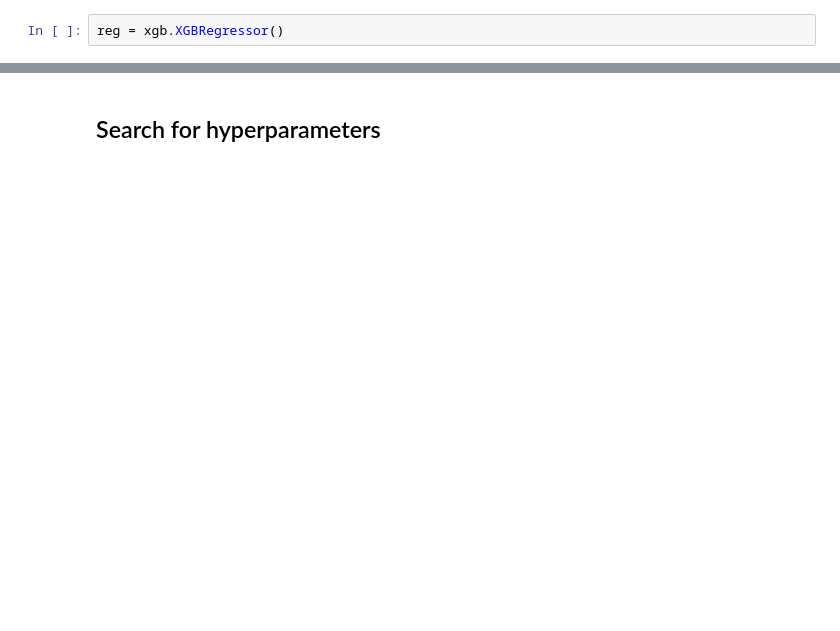
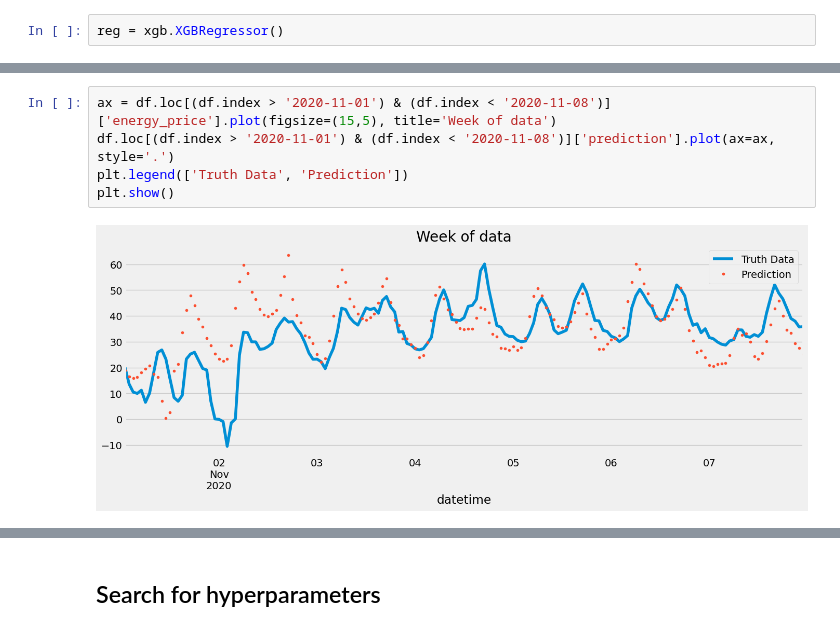
Before and after one commit to M-123-456/team-6-energy-costs, a Jupyter notebook: XGBoost_model.ipynb, the cells around one changed output, grey strips where cells are left out. Drawn from its saved outputs; the diff is of its cells as text; blank space fills up the shorter version.

```diff
--- a/XGBoost_model.ipynb
+++ b/XGBoost_model.ipynb
@@ -60,0 +124,7 @@ reg = xgb.XGBRegressor()
+# %%
+ax = df.loc[(df.index > '2020-11-01') & (df.index < '2020-11-08')]['energy_price'].plot(figsize=(15,5), title='Week of data')
+df.loc[(df.index > '2020-11-01') & (df.index < '2020-11-08')]['prediction'].plot(ax=ax, style='.')
+plt.legend(['Truth Data', 'Prediction'])
+plt.show()
+# %% [output]
+[figure, added]
```
Also changed, not shown: parts of 67 cells of this notebook, 10 other files.
